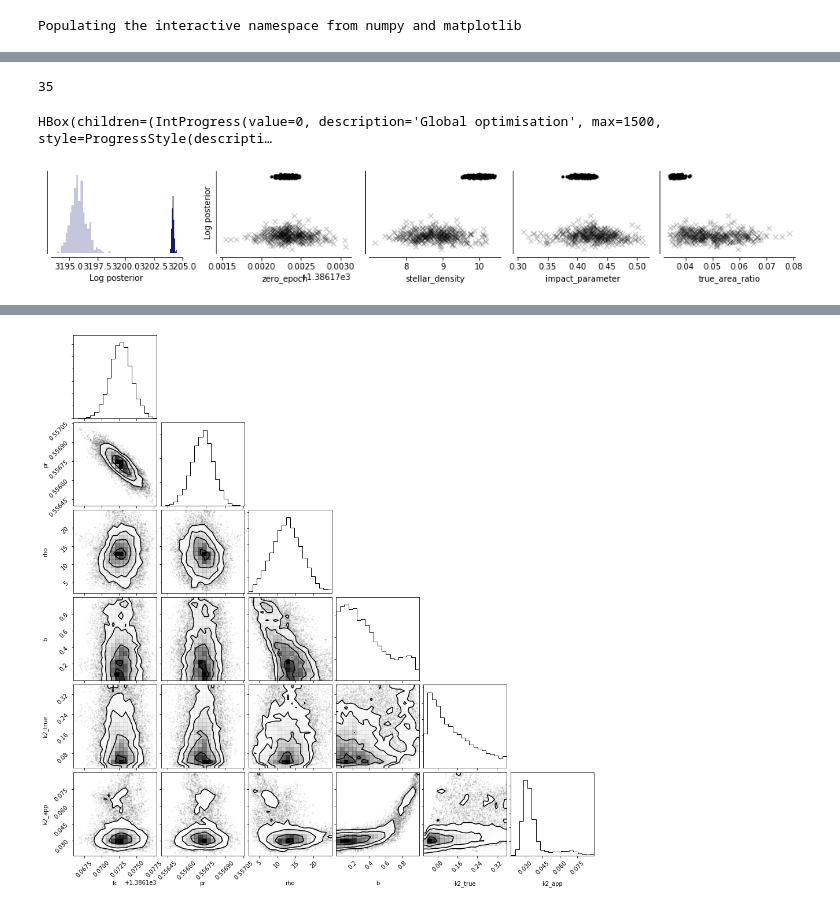
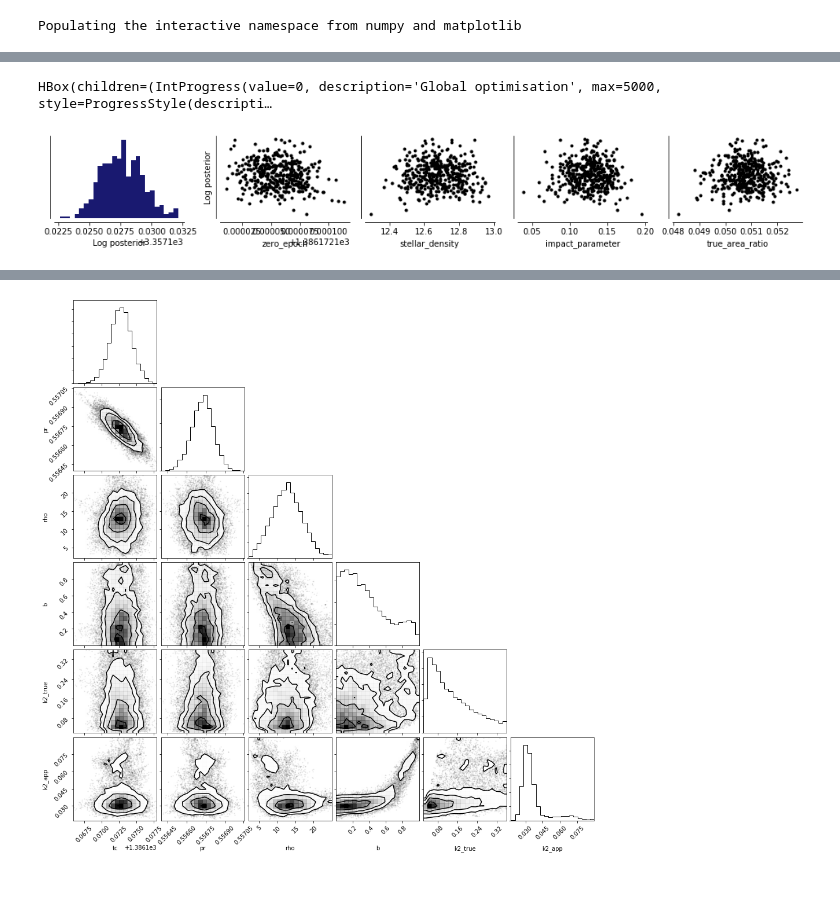
Before and after one commit to hpparvi/parviainen_2019b_toi_263, a Jupyter notebook: 04a_tess_analysis_sap.ipynb, the cells around one changed output, grey strips where cells are left out. Saved outputs shown, nothing was run; the diff lists cells and outputs as text; code cells hidden in the pictures.

```diff
--- a/03a_tess_analysis_sap.ipynb
+++ b/04a_tess_analysis_sap.ipynb
@@ -22,12 +15,8 @@ plot(lpf.timea, lpf.ofluxa)
-# %%
-lpf.nlc
-# %% [output]
-35
 # %%
-lpf.optimize_global(1500, 400)
+lpf.optimize_global(5000, 400)
 # %% [output]
-HBox(children=(IntProgress(value=0, description='Global optimisation', max=1500, style=ProgressStyle(descripti…
+HBox(children=(IntProgress(value=0, description='Global optimisation', max=5000, style=ProgressStyle(descripti…
-[figure, old version]
+[figure, new version]
 # %%
 lpf.plot_folded_transit(ylim=(0.94,1.025), binwidth=4)
 # %% [output]
```
Also changed, not shown: parts of 7 cells of this notebook, 2 other files.
